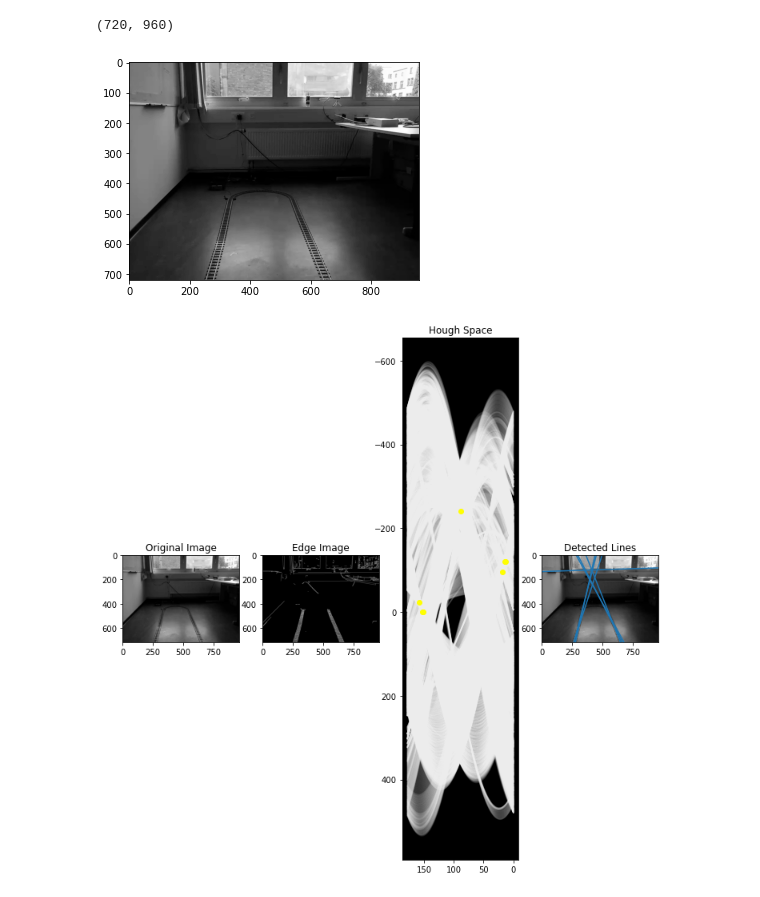
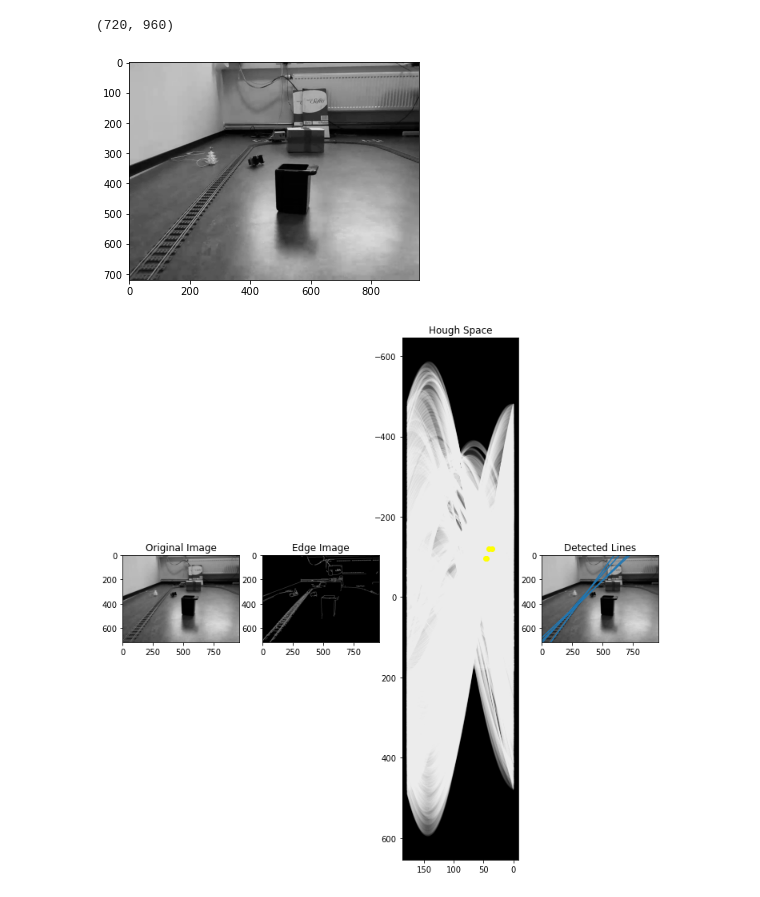
Before and after one commit to ccc-frankfurt/dronelab, a Jupyter notebook: misc/manual_merge_test.ipynb, the cells around one changed output. Saved outputs shown, nothing was run; the diff lists cells and outputs as text; code cells hidden in the pictures.

```diff
--- a/misc/manual_merge_test.ipynb
+++ b/misc/manual_merge_test.ipynb
@@ -86,17 +86,17 @@ def line_detection_non_vectorized(image, edge_image, num_rhos=100, num_thetas=10
   plt.show()
   return accumulator, rhos, thetas, line_results
 # %%
-img = cv2.imread(f"images/test3.jpg",  cv2.IMREAD_GRAYSCALE)
+img = cv2.imread(f"C:/Users/fredi/Desktop/Uni/SELS2/hough2/handpicked_rails/2021-07-01-17-07-48/fps_1_frame_018.jpg", cv2.IMREAD_GRAYSCALE)
 #img = cv2.imread(img_dir, cv2.IMREAD_GRAYSCALE)
 print(img.shape)
 plt.imshow(img, "gray")
 plt.show()
 # %% [output]
 (720, 960)
-[figure, old version]
+[figure, new version]
 # %%
 edge_image = cv2.Canny(img, 100, 200)
-acc, rhos, thetas, line_results = line_detection_non_vectorized(img, edge_image, t_count=2500)
+acc, rhos, thetas, line_results = line_detection_non_vectorized(img, edge_image, t_count=4000)
 # %% [output]
-[figure, old version]
+[figure, new version]
 # %%
```
Also changed, not shown: parts of 7 cells of this notebook, 4 other files.
